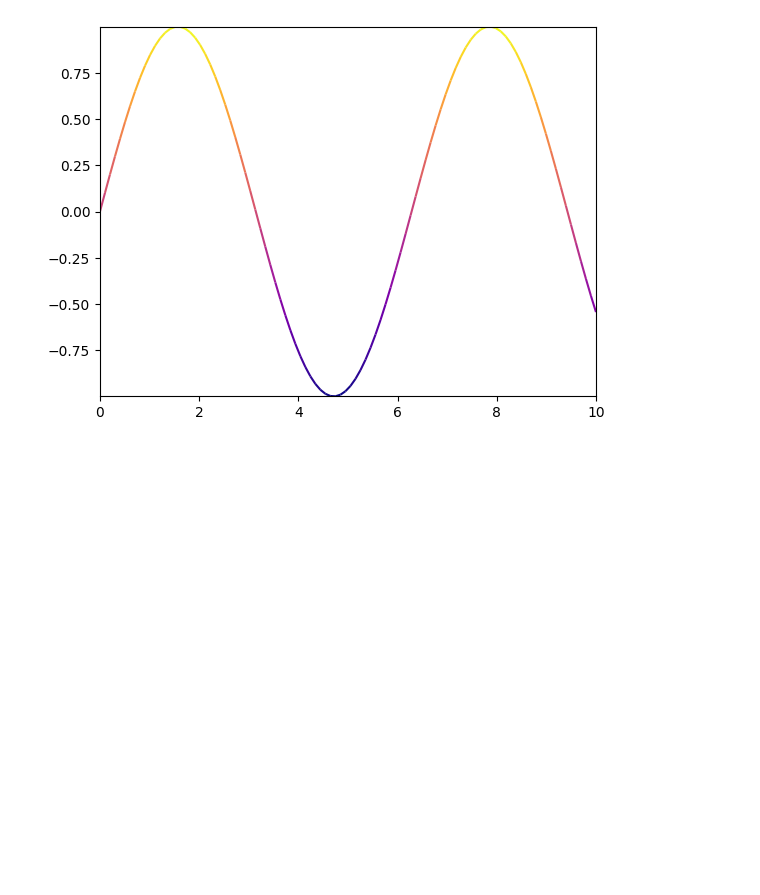
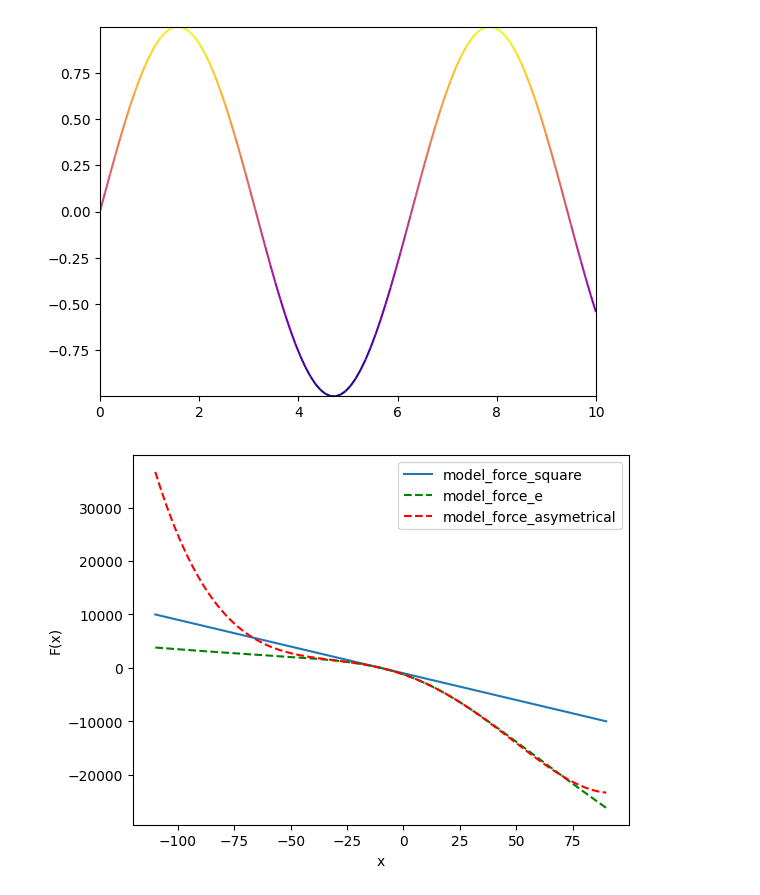
Before and after one commit to University-of-Silesia-Ion-Channel/Jonus, a Jupyter notebook: miscellaneous/tests.ipynb, the cells around one changed output. Saved outputs shown, nothing was run; the diff lists cells and outputs as text; code cells hidden in the pictures; blank space fills up the shorter version.

Commit message:
Added tests and changed some model forces to include all

```diff
--- a/miscellaneous/tests.ipynb
+++ b/miscellaneous/tests.ipynb
@@ -163,0 +209,17 @@ plt.show()
+# %%
+tf = TestFunctions(100, 50, 1, opened_larger=True, opened_state=False)
+b = -10
+X = np.arange(-100 + b, 100 + b, step = 0.1, dtype=np.float32)
+mfs = np.array( [ tf.model_force_square(x, b) for x in X])
+mfe = np.array( [ tf.model_force_e(x, b) for x in X])
+mfa = np.array( [ tf.model_force_asymetrical(x, b) for x in X])
+plt.plot(X, mfs, label="model_force_square")
+plt.plot(X, mfe, 'g--', label="model_force_e")
+plt.plot(X, mfa, 'r--', label="model_force_asymetrical")
+plt.legend()
+plt.xlabel("x")
+plt.ylabel("F(x)")
+plt.savefig("forces.png", bbox_inches="tight")
+plt.show()
+# %% [output]
+[figure, added]
```
Also changed, not shown: parts of 2 cells of this notebook, 1 other file.
